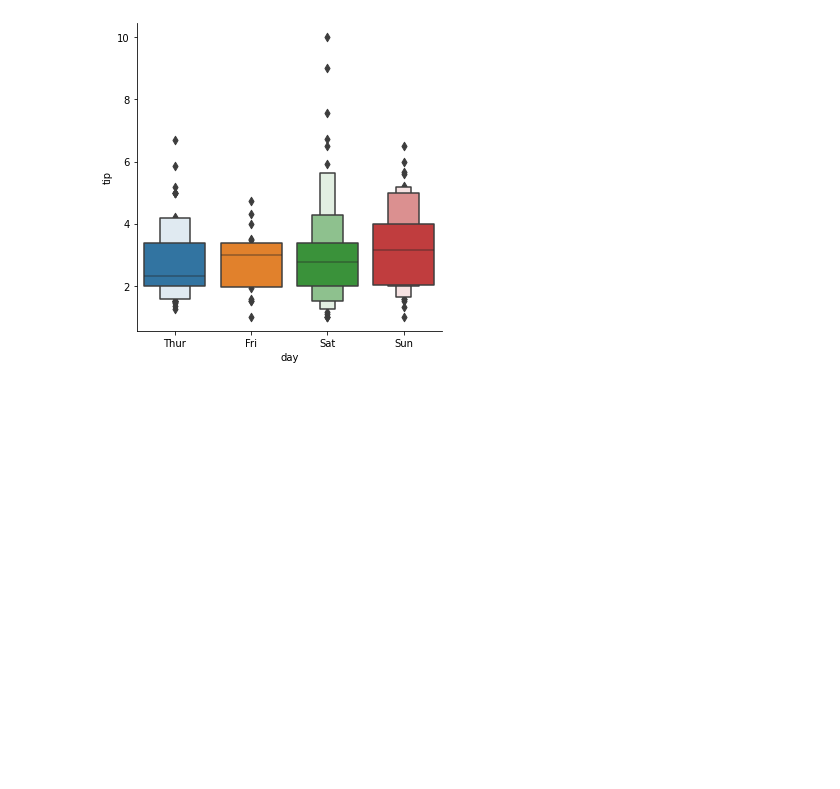
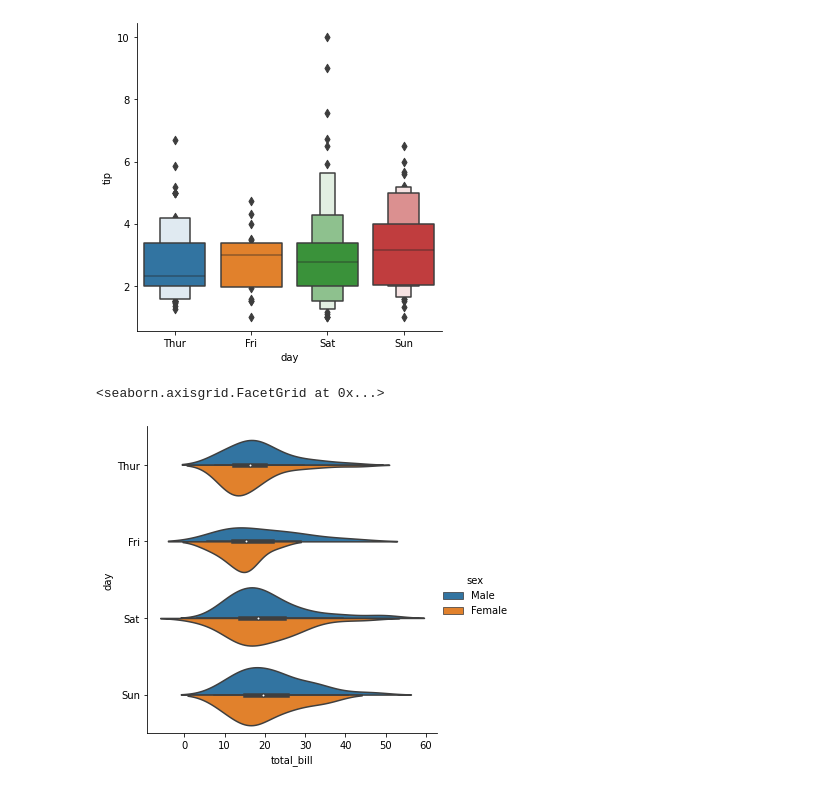
Before and after one commit to nileshjd2202/Data-Science, a Jupyter notebook: python/Seaborn.ipynb, the cells around one changed output. Saved outputs shown, nothing was run; the diff lists cells and outputs as text; code cells hidden in the pictures; blank space fills up the shorter version.

Commit message:
seaborn class

```diff
--- a/python/Seaborn.ipynb
+++ b/python/Seaborn.ipynb
@@ -110,3 +110,9 @@ sns.catplot(x='day', y='tip', kind='boxen', data=df)
 # %% [output]
 <seaborn.axisgrid.FacetGrid at 0x...>
 [figure]
+# %%
+sns.catplot(x='total_bill', y='day',data=df, kind='violin',hue='sex', split=True)
+# split = combine male & female in one violin
+# %% [output]
+<seaborn.axisgrid.FacetGrid at 0x...>
+[figure, added]
```
Also changed, not shown: parts of 15 cells of this notebook.
